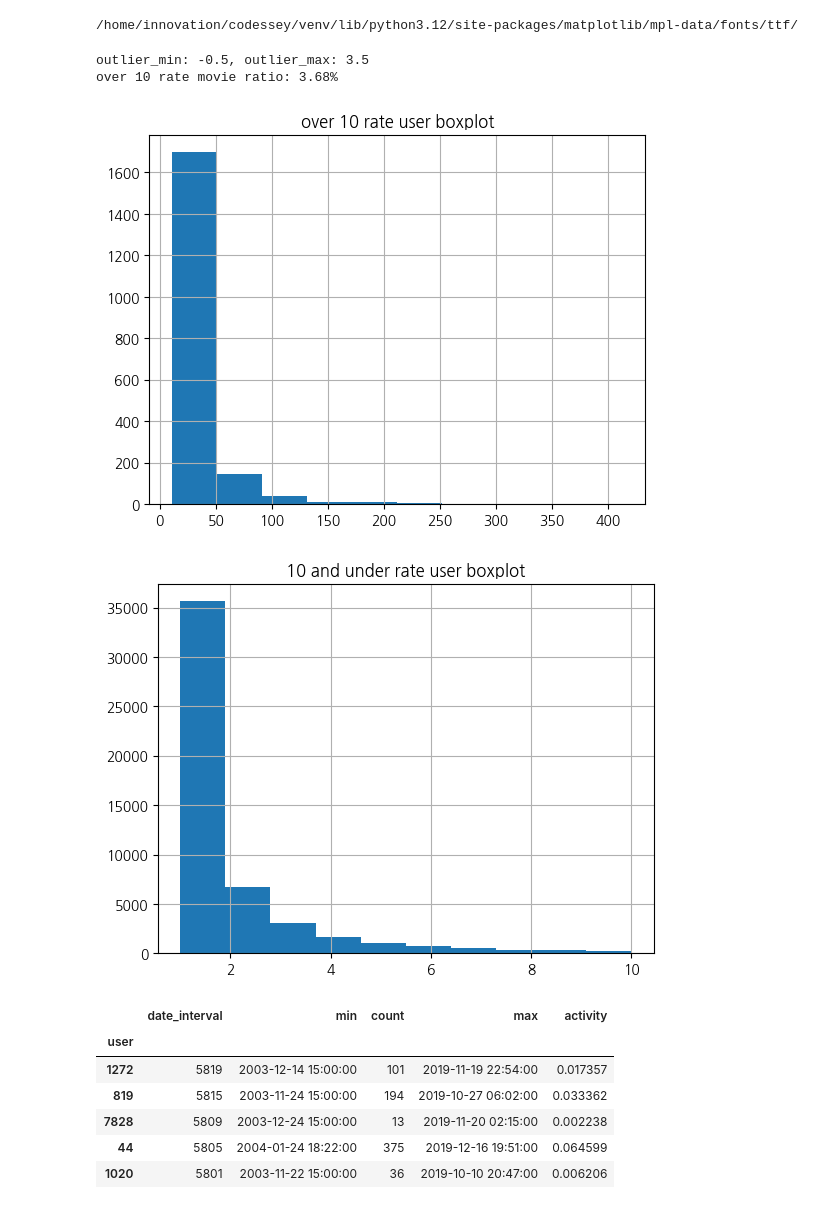
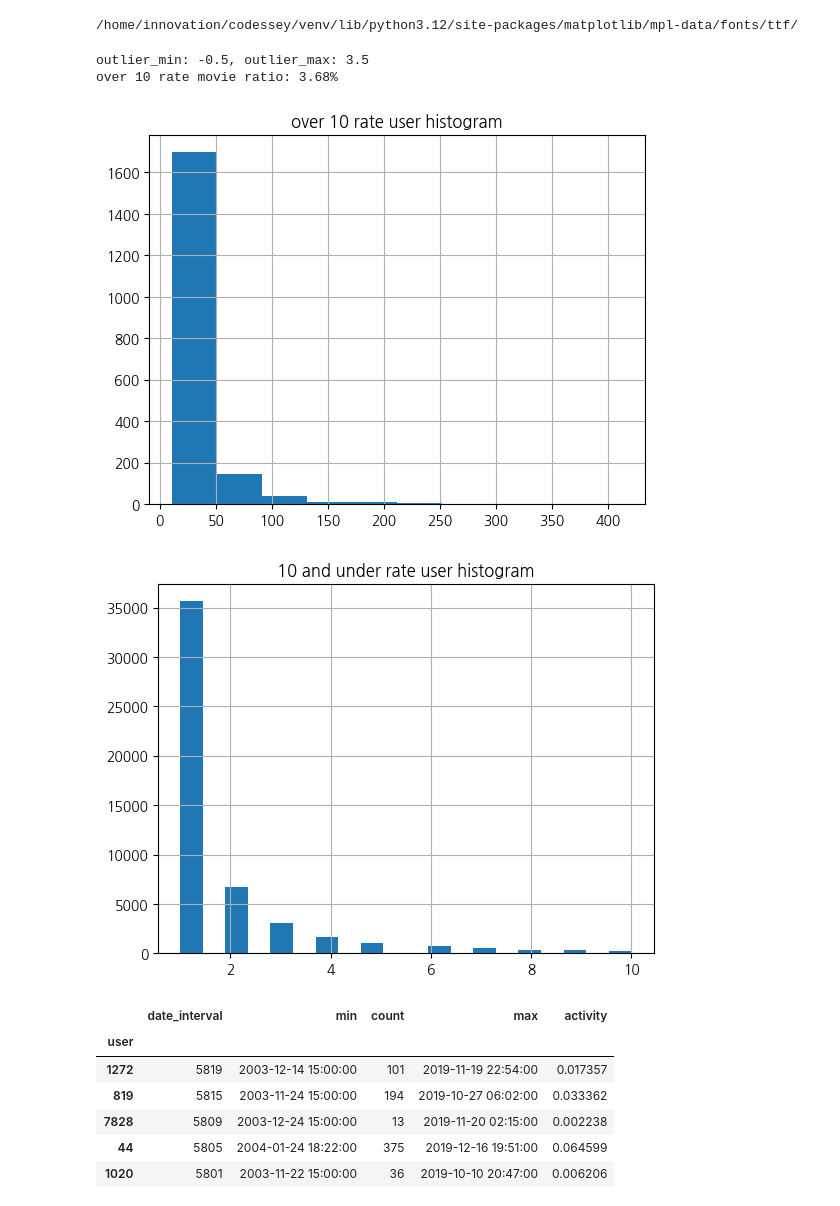
Before and after one commit to YeonSeong-Lee/codessey, a Jupyter notebook: prob02/prob0205.ipynb, the cells around one changed output. Saved outputs shown, nothing was run; the diff lists cells and outputs as text; code cells hidden in the pictures.

```diff
--- a/prob02/prob0205.ipynb
+++ b/prob02/prob0205.ipynb
@@ -55,38 +55,38 @@ rate_count.columns = ['rate_count']
 rate_count['rate_count'].describe()
 
 
 # outlier using IQR method
 q1 = rate_count['rate_count'].quantile(0.25)
 q3 = rate_count['rate_count'].quantile(0.75)
 iqr = q3 - q1
 outlier_min = q1 - 1.5 * iqr
 outlier_max = q3 + 1.5 * iqr
 
 print(f'outlier_min: {outlier_min}, outlier_max: {outlier_max}')
 
-# ouliner using Domain knowledge
+# # ouliner using Domain knowledge
 outlier_max = 10
 print(f'over 10 rate movie ratio: {rate_count[rate_count["rate_count"] > outlier_max].shape[0] / rate_count.shape[0] * 100:.2f}%')
 
 # 평점을 많이 남긴 사용자의 영화 데이터만 추출
 over_10_rate_user = rate_count[rate_count['rate_count'] > outlier_max]
 under_10_rate_user = rate_count[rate_count['rate_count'] <= outlier_max]
 over_10_rate_user.sort_values(by='rate_count', ascending=False).head(10)
 
 plt.title("over 10 rate user histogram")
 plt.hist(over_10_rate_user['rate_count'], bins=10)
 plt.grid()
 plt.show()
 
-plt.title("10 and under rate user histogram")")
-plt.hist(under_10_rate_user['rate_count'], bins=10)
+plt.title("10 and under rate user histogram")
+plt.hist(under_10_rate_user['rate_count'], bins=20)
 plt.grid()
 plt.show()
 # %% [output]
 outlier_min: -0.5, outlier_max: 3.5
 over 10 rate movie ratio: 3.68%
-[figure, old version]
+[figure, new version]
-[figure, old version]
+[figure, new version]
 # %%
 # 사용자의 활동 패턴 탐색
 
```
Also changed, not shown: parts of 2 cells of this notebook, 3 other files.
